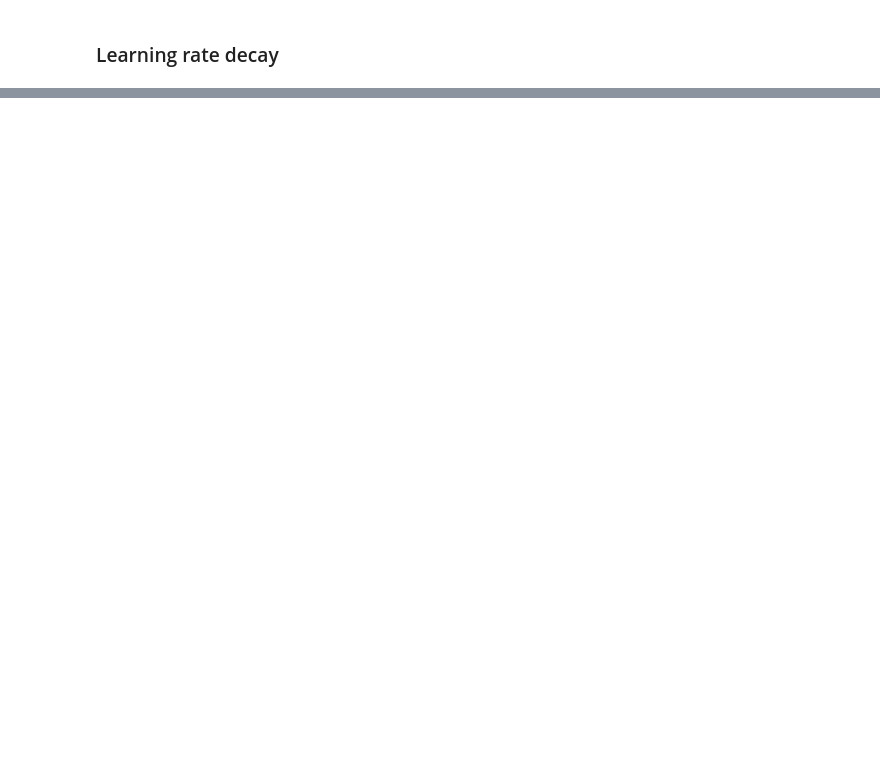
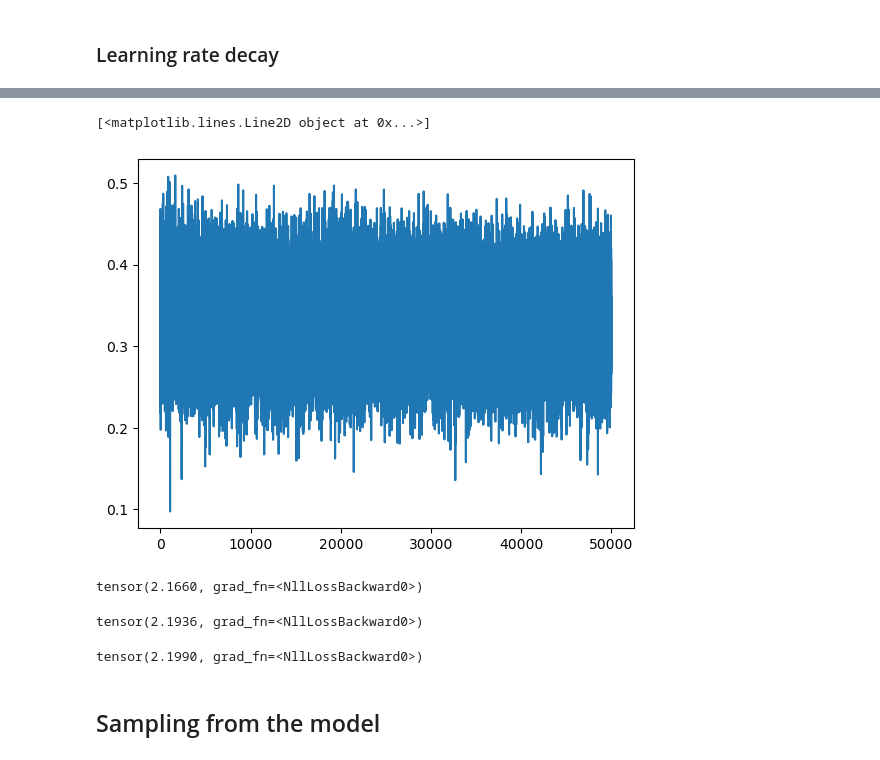
Before and after one commit to anubhavmaity/NeuralNetworks-Zero-To-Hero, a Jupyter notebook: nbs/lecture_notes/03_building_makemore_MLP.ipynb, the cells around one changed output, grey strips where cells are left out. Cells and saved outputs as stored; diff of their text form; code cells hidden in the pictures; blank space fills up the shorter version.

```diff
--- a/nbs/lecture_notes/03_building_makemore_MLP.ipynb
+++ b/nbs/lecture_notes/03_building_makemore_MLP.ipynb
@@ -897,0 +1034,21 @@ tensor(2.3662, grad_fn=<NllLossBackward0>)
+# %%
+params, steps, losses = track_hidden_layer_vs_loss(50_000, Xtr, Ytr, params, lr=0.001, enable_print=False)
+# %%
+plot.plot(steps, losses)
+# %% [output]
+[<matplotlib.lines.Line2D object at 0x...>]
+[figure, added]
+# %%
+evaluate_loss(params, Xtr, Ytr)
+# %% [output]
+tensor(2.1660, grad_fn=<NllLossBackward0>)
+# %%
+evaluate_loss(params, Xdev, Ydev)
+# %% [output]
+tensor(2.1936, grad_fn=<NllLossBackward0>)
+# %%
+evaluate_loss(params, Xte, Yte)
+# %% [output]
+tensor(2.1990, grad_fn=<NllLossBackward0>)
+# %% [markdown]
+## Sampling from the model
```
Also changed, not shown: parts of 92 cells of this notebook.
